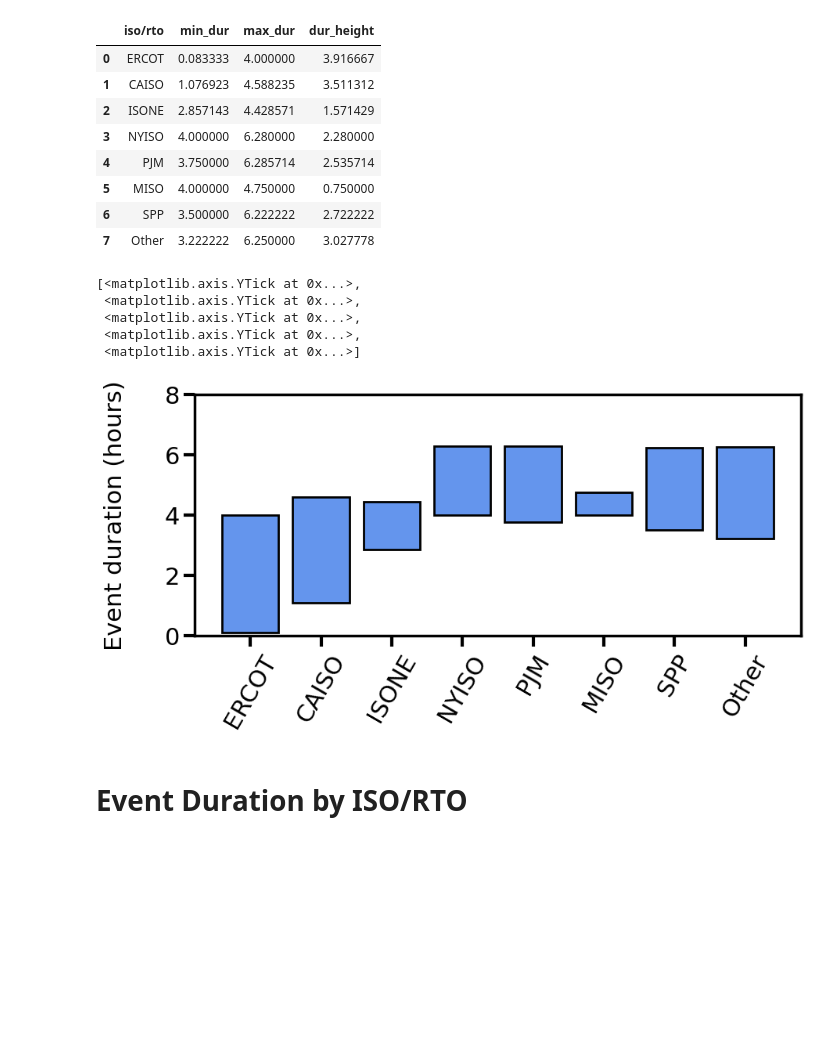
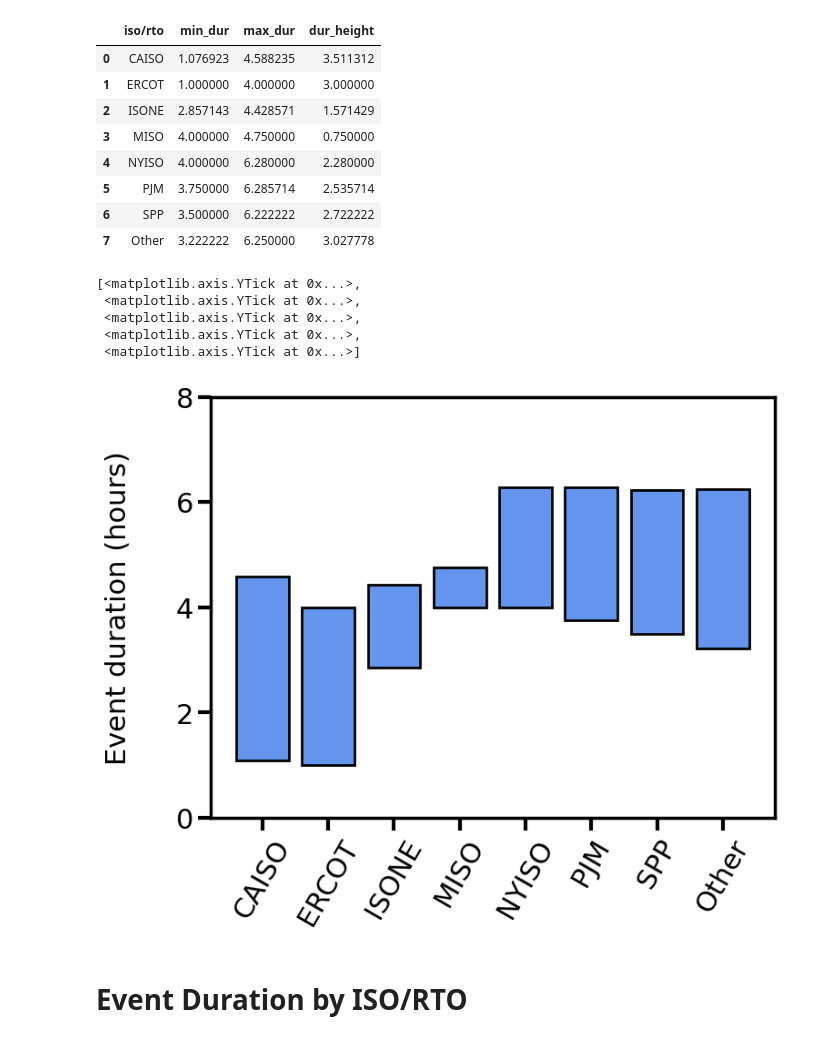
Before and after one commit to we3lab/dr-programs, a Jupyter notebook: analysis/event_duration_isorto.ipynb, the cells around one changed output. Drawn from its saved outputs; the diff is of its cells as text; code cells hidden in the pictures; blank space fills up the shorter version.

Commit message:
Update branch with new files + plotting changes.

```diff
--- a/analysis/event_duration_isorto.ipynb
+++ b/analysis/event_duration_isorto.ipynb
@@ -19,7 +19,7 @@ data = pd.read_csv(os.path.join(os.path.dirname(os.getcwd()), 'data/program_data
 iso_rto_durations = data.groupby(['iso/rto'])[['min_dur', 'max_dur']].mean().reset_index()
 
 # make any nan min duration 0 and and nan max duration 24
-iso_rto_durations['min_dur'] = iso_rto_durations['min_dur'].fillna(5/60)
+iso_rto_durations['min_dur'] = iso_rto_durations['min_dur'].fillna(1)
 iso_rto_durations['max_dur'] = iso_rto_durations['max_dur'].fillna(6.28)
 
 # Create a new column for the duration height
@@ -28,7 +28,7 @@ iso_rto_durations['dur_height'] = iso_rto_durations['max_dur'] - iso_rto_duratio
 # replace row iso/rto name other with Other
 iso_rto_durations['iso/rto'] = iso_rto_durations['iso/rto'].replace('other', 'Other')
 # %%
-region_order = ["ERCOT", "CAISO", "ISONE", "NYISO", "PJM", "MISO", "SPP", "Other"]
+region_order = ["CAISO", "ERCOT", "ISONE", "MISO", "NYISO", "PJM","SPP", "Other"]
 
 # reorder rows to make sure the order is correct
 iso_rto_durations['iso/rto'] = pd.Categorical(iso_rto_durations['iso/rto'], categories=region_order, ordered=True)
@@ -38,37 +38,37 @@ iso_rto_durations.reset_index(drop=True, inplace=True)
 iso_rto_durations
 # %% [output]
 |  | iso/rto | min_dur | max_dur | dur_height |
-| 0 | ERCOT | 0.083333 | 4.000000 | 3.916667 |
-| 1 | CAISO | 1.076923 | 4.588235 | 3.511312 |
+| 0 | CAISO | 1.076923 | 4.588235 | 3.511312 |
+| 1 | ERCOT | 1.000000 | 4.000000 | 3.000000 |
 | 2 | ISONE | 2.857143 | 4.428571 | 1.571429 |
-| 3 | NYISO | 4.000000 | 6.280000 | 2.280000 |
-| 4 | PJM | 3.750000 | 6.285714 | 2.535714 |
-| 5 | MISO | 4.000000 | 4.750000 | 0.750000 |
+| 3 | MISO | 4.000000 | 4.750000 | 0.750000 |
+| 4 | NYISO | 4.000000 | 6.280000 | 2.280000 |
+| 5 | PJM | 3.750000 | 6.285714 | 2.535714 |
 | 6 | SPP | 3.500000 | 6.222222 | 2.722222 |
 | 7 | Other | 3.222222 | 6.250000 | 3.027778 |
 # %%
 
 # create a bar chart for the min and max duration
-fig, ax = plt.subplots(figsize=(10,4))
+fig, ax = plt.subplots(figsize=(8,6))
 
 ax.bar(iso_rto_durations['iso/rto'],
         iso_rto_durations['dur_height'],
         bottom=iso_rto_durations['min_dur'],
         color='cornflowerblue',
         edgecolor='black',
         linewidth=2)
 
 ax.set_ylabel('Event duration (hours)', fontsize=22, labelpad=35)
 # rotate the x-axis labels
 plt.xticks(rotation=60, ha='center')
 ax.set_yticks(np.arange(0, 9, 2))
 # %% [output]
 [<matplotlib.axis.YTick at 0x...>,
  <matplotlib.axis.YTick at 0x...>,
  <matplotlib.axis.YTick at 0x...>,
  <matplotlib.axis.YTick at 0x...>,
  <matplotlib.axis.YTick at 0x...>]
-[figure, old version]
+[figure, new version]
 # %% [markdown]
 # Event Duration by ISO/RTO
 # %%
```
Also changed, not shown: parts of 1 cell of this notebook, 3 other files.
